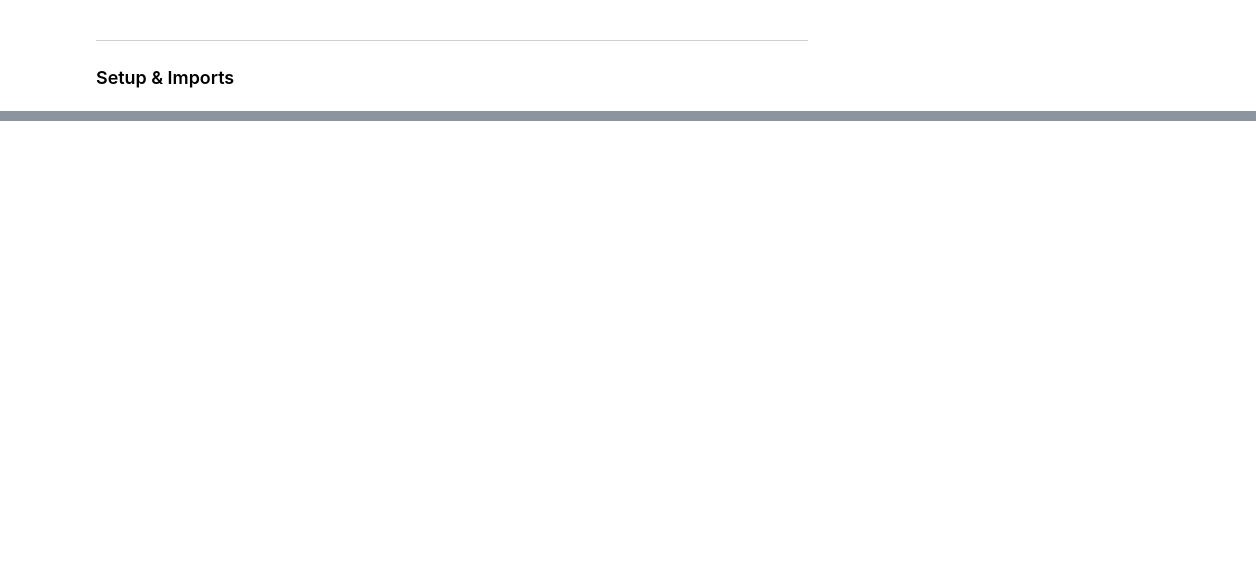
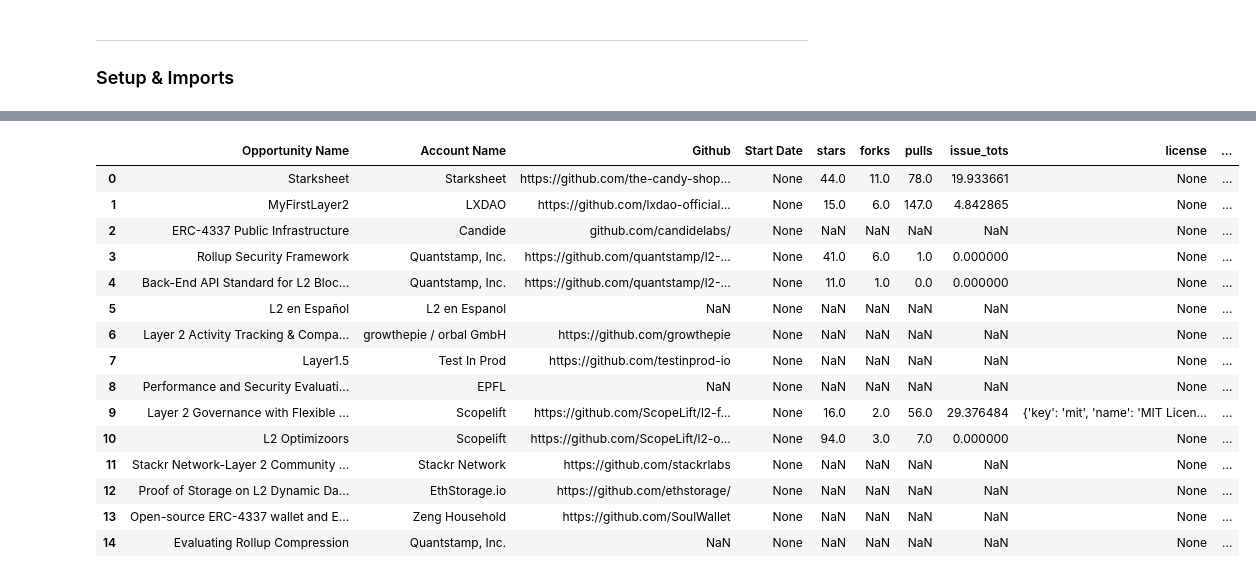
Before and after one commit to Ramshreyas/retrospective_grants_metrics, a Jupyter notebook: master_metrics.ipynb, the cells around one changed output, grey strips where cells are left out. Cells and saved outputs as stored; diff of their text form; code cells hidden in the pictures; blank space fills up the shorter version.

```diff
--- a/master_metrics.ipynb
+++ b/master_metrics.ipynb
@@ -45,0 +267,4 @@ See the caveats in the documentation: https://pandas.pydata.org/pandas-docs/stab
+# %%
+token = ""
+# %%
+owner_repo_list = extract_github_owner_repo(metrics_df, 'Github')
@@ -45,0 +316,26 @@ See the caveats in the documentation: https://pandas.pydata.org/pandas-docs/stab
+# %%
+metrics_df["stars"] = stars
+metrics_df["forks"] = forks
+metrics_df["pulls"] = pulls
+metrics_df["issues"] = issues
+metrics_df["issue_tots"] = issue_tots
+metrics_df["license"] = licenses
+# %%
+metrics_df
+# %% [output]
+|  | Opportunity Name | Account Name | Github | Start Date | stars | forks | pulls | issue_tots | license | ... |
+| 0 | Starksheet | Starksheet | https://github.com/the-candy-shop... | None | 44.0 | 11.0 | 78.0 | 19.933661 | None | ... |
+| 1 | MyFirstLayer2 | LXDAO | https://github.com/lxdao-official... | None | 15.0 | 6.0 | 147.0 | 4.842865 | None | ... |
+| 2 | ERC-4337 Public Infrastructure | Candide | github.com/candidelabs/ | None | NaN | NaN | NaN | NaN | None | ... |
+| 3 | Rollup Security Framework | Quantstamp, Inc. | https://github.com/quantstamp/l2-... | None | 41.0 | 6.0 | 1.0 | 0.000000 | None | ... |
+| 4 | Back-End API Standard for L2 Bloc... | Quantstamp, Inc. | https://github.com/quantstamp/l2-... | None | 11.0 | 1.0 | 0.0 | 0.000000 | None | ... |
+| 5 | L2 en Español | L2 en Espanol | NaN | None | NaN | NaN | NaN | NaN | None | ... |
+| 6 | Layer 2 Activity Tracking & Compa... | growthepie / orbal GmbH | https://github.com/growthepie | None | NaN | NaN | NaN | NaN | None | ... |
+| 7 | Layer1.5 | Test In Prod | https://github.com/testinprod-io | None | NaN | NaN | NaN | NaN | None | ... |
+| 8 | Performance and Security Evaluati... | EPFL | NaN | None | NaN | NaN | NaN | NaN | None | ... |
+| 9 | Layer 2 Governance with Flexible ... | Scopelift | https://github.com/ScopeLift/l2-f... | None | 16.0 | 2.0 | 56.0 | 29.376484 | {'key': 'mit', 'name': 'MIT Licen... | ... |
+| 10 | L2 Optimizoors | Scopelift | https://github.com/ScopeLift/l2-o... | None | 94.0 | 3.0 | 7.0 | 0.000000 | None | ... |
+| 11 | Stackr Network-Layer 2 Community ... | Stackr Network | https://github.com/stackrlabs | None | NaN | NaN | NaN | NaN | None | ... |
+| 12 | Proof of Storage on L2 Dynamic Da... | EthStorage.io | https://github.com/ethstorage/ | None | NaN | NaN | NaN | NaN | None | ... |
+| 13 | Open-source ERC-4337 wallet and E... | Zeng Household | https://github.com/SoulWallet | None | NaN | NaN | NaN | NaN | None | ... |
+| 14 | Evaluating Rollup Compression | Quantstamp, Inc. | NaN | None | NaN | NaN | NaN | NaN | None | ... |
```
Also changed, not shown: parts of 29 cells of this notebook, 2 other files.
